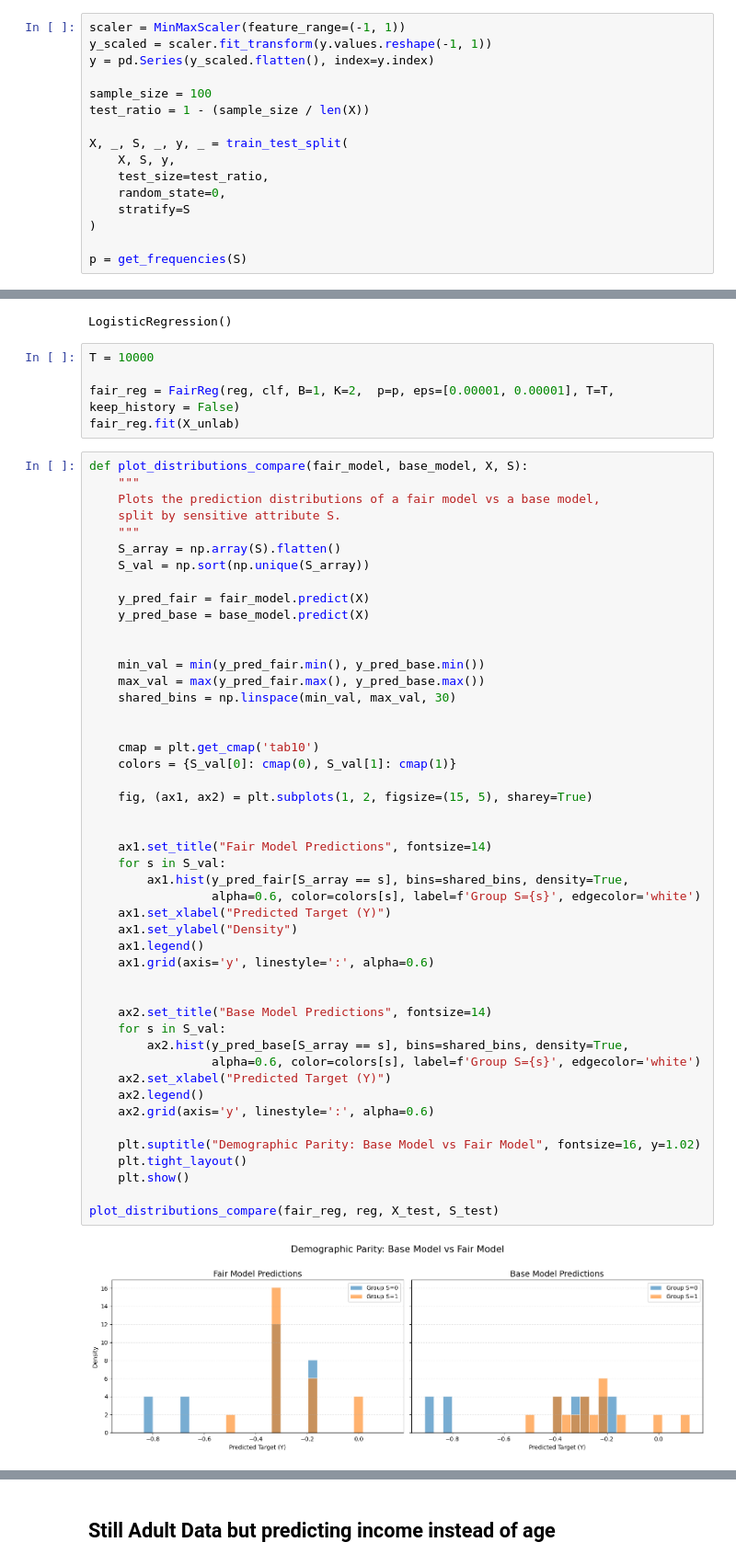
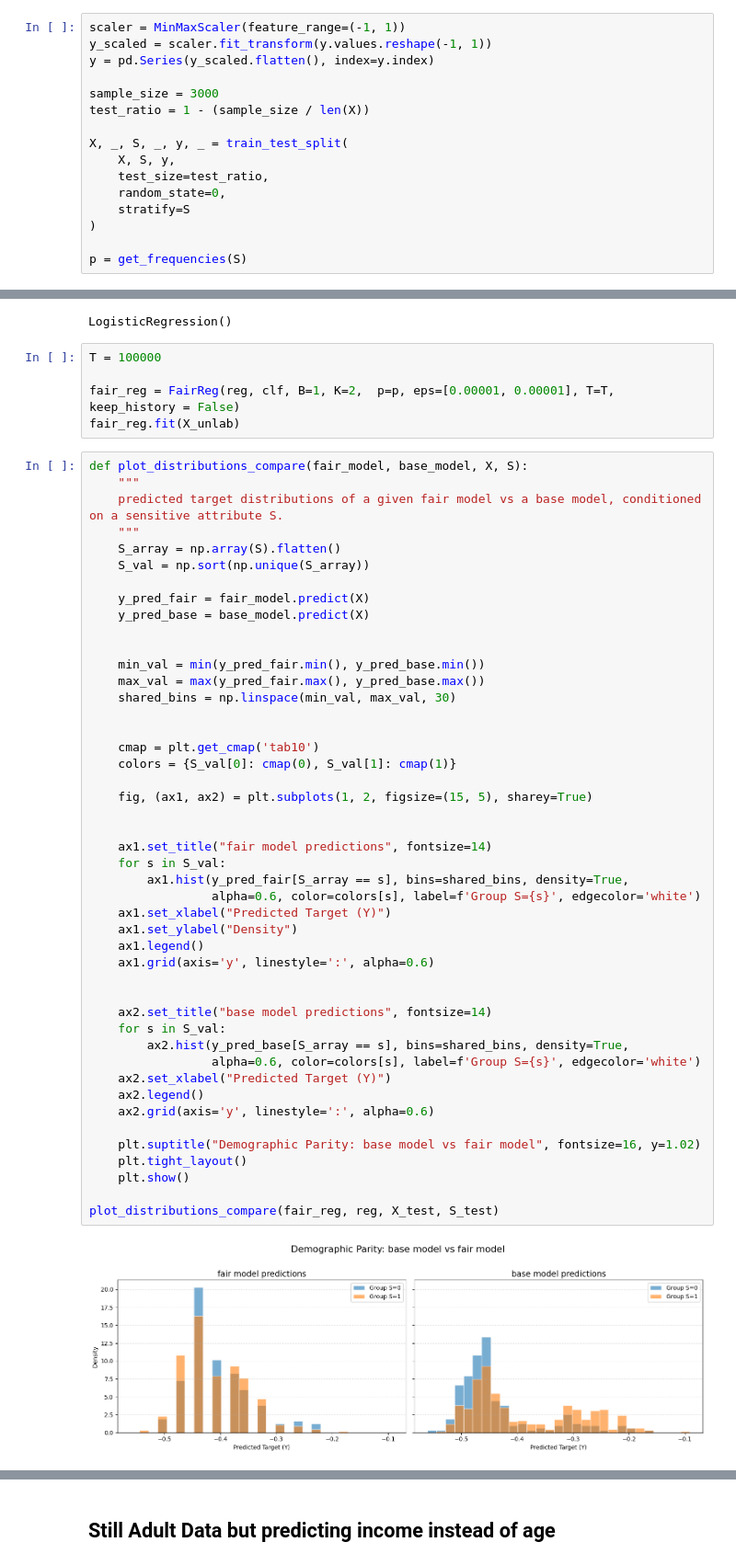
Before and after one commit to AugustinBouquillard/demographic-parity, a Jupyter notebook: real_world_data_visualisation.ipynb, the cells around one changed output, grey strips where cells are left out. Shown at 92% size. Saved outputs shown, nothing was run; the diff lists cells and outputs as text.

```diff
--- a/real_world_data_visualisation.ipynb
+++ b/real_world_data_visualisation.ipynb
@@ -33,7 +38,7 @@ scaler = MinMaxScaler(feature_range=(-1, 1))
 y_scaled = scaler.fit_transform(y.values.reshape(-1, 1))
 y = pd.Series(y_scaled.flatten(), index=y.index)
 
-sample_size = 100
+sample_size = 3000
 test_ratio = 1 - (sample_size / len(X))
 
 X, _, S, _, y, _ = train_test_split(
@@ -62,15 +67,14 @@ clf.fit(X_train,S_train)
 # %% [output]
 LogisticRegression()
 # %%
-T = 10000
+T = 100000
 
 fair_reg = FairReg(reg, clf, B=1, K=2,  p=p, eps=[0.00001, 0.00001], T=T, keep_history = False)
 fair_reg.fit(X_unlab)
 # %%
 def plot_distributions_compare(fair_model, base_model, X, S):
     """
-    Plots the prediction distributions of a fair model vs a base model,
-    split by sensitive attribute S.
+    predicted target distributions of a given fair model vs a base model, conditioned on a sensitive attribute S.
     """
     S_array = np.array(S).flatten()
     S_val = np.sort(np.unique(S_array))
@@ -84,35 +88,35 @@ def plot_distributions_compare(fair_model, base_model, X, S):
     shared_bins = np.linspace(min_val, max_val, 30)
 
 
     cmap = plt.get_cmap('tab10')
     colors = {S_val[0]: cmap(0), S_val[1]: cmap(1)}
 
     fig, (ax1, ax2) = plt.subplots(1, 2, figsize=(15, 5), sharey=True)
 
 
-    ax1.set_title("Fair Model Predictions", fontsize=14)
+    ax1.set_title("fair model predictions", fontsize=14)
     for s in S_val:
         ax1.hist(y_pred_fair[S_array == s], bins=shared_bins, density=True,
                  alpha=0.6, color=colors[s], label=f'Group S={s}', edgecolor='white')
     ax1.set_xlabel("Predicted Target (Y)")
     ax1.set_ylabel("Density")
     ax1.legend()
     ax1.grid(axis='y', linestyle=':', alpha=0.6)
 
 
-    ax2.set_title("Base Model Predictions", fontsize=14)
+    ax2.set_title("base model predictions", fontsize=14)
     for s in S_val:
         ax2.hist(y_pred_base[S_array == s], bins=shared_bins, density=True,
                  alpha=0.6, color=colors[s], label=f'Group S={s}', edgecolor='white')
     ax2.set_xlabel("Predicted Target (Y)")
     ax2.legend()
     ax2.grid(axis='y', linestyle=':', alpha=0.6)
 
-    plt.suptitle("Demographic Parity: Base Model vs Fair Model", fontsize=16, y=1.02)
+    plt.suptitle("Demographic Parity: base model vs fair model", fontsize=16, y=1.02)
     plt.tight_layout()
     plt.show()
 
 plot_distributions_compare(fair_reg, reg, X_test, S_test)
 # %% [output]
-[figure, old version]
+[figure, new version]
 # %%
```
Also changed, not shown: parts of 18 cells of this notebook.
